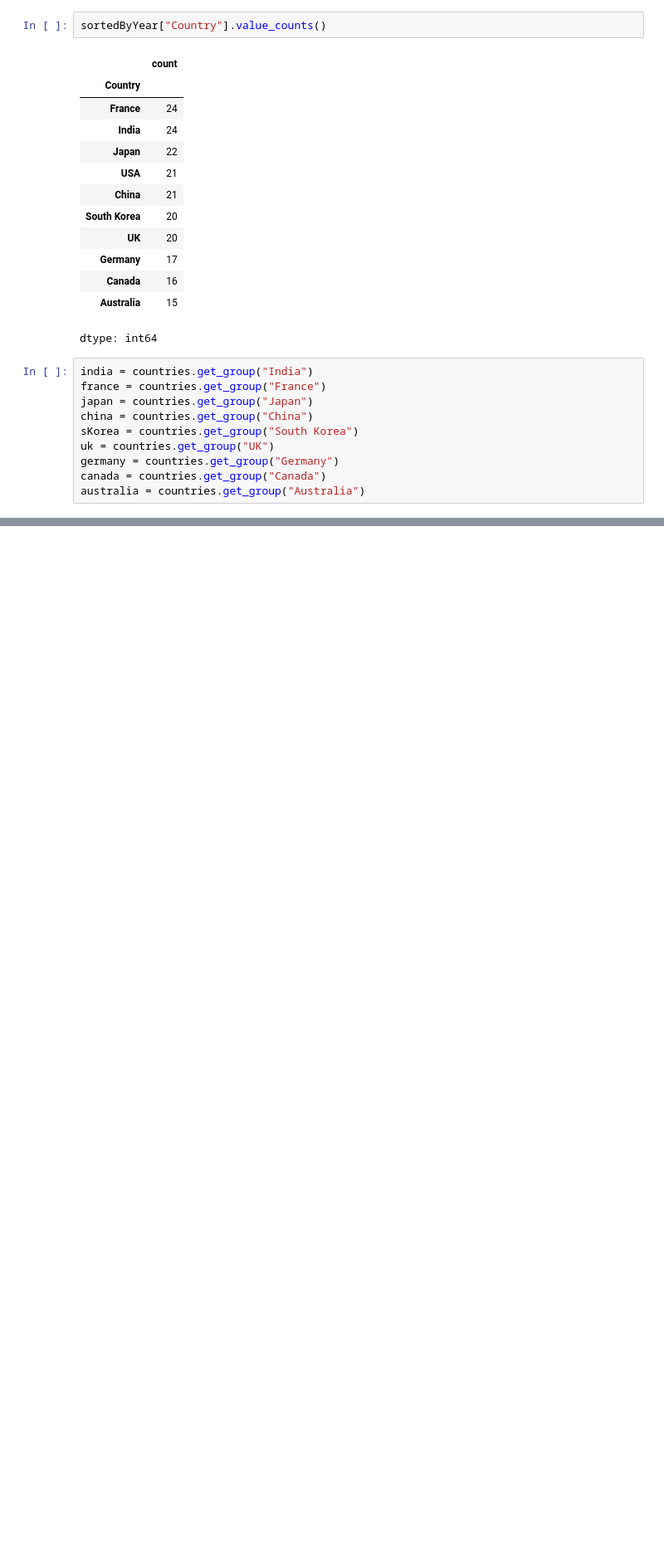
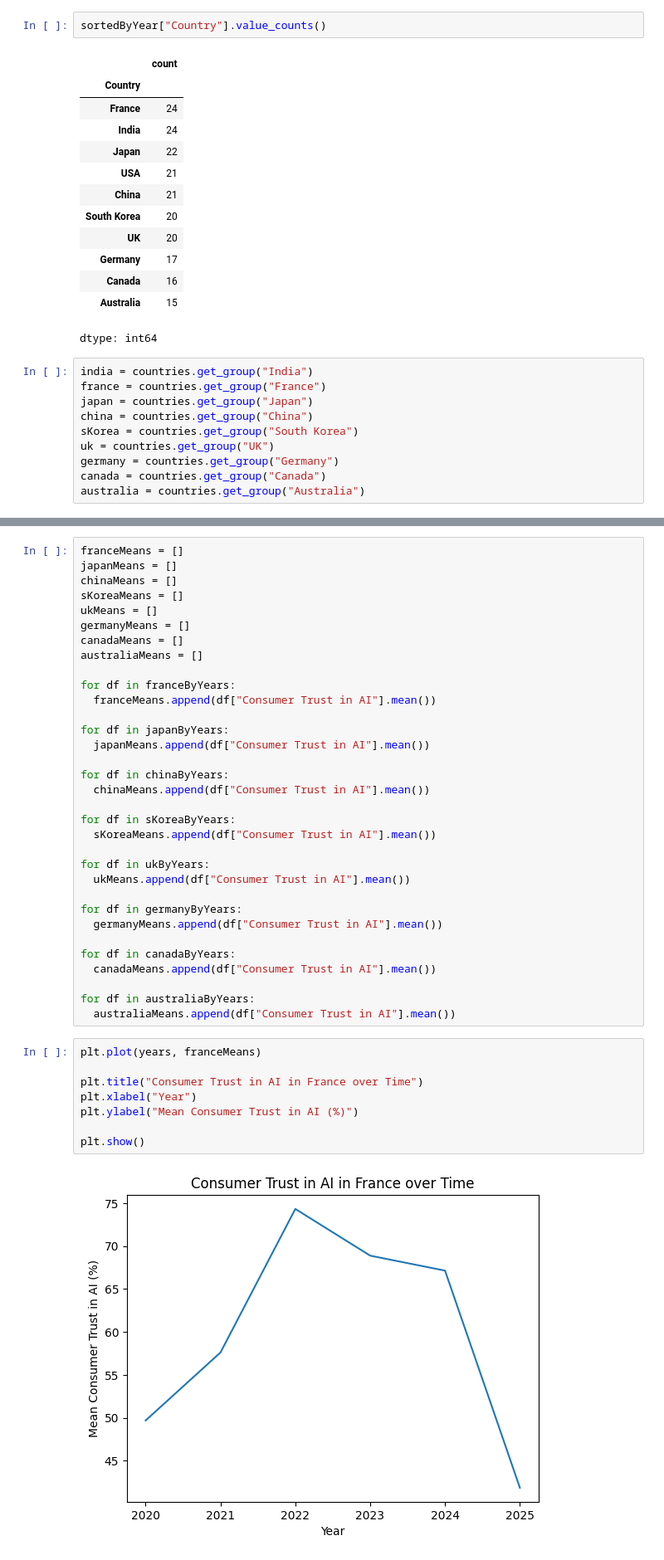
Before and after one commit to jigar-shroff/AiOnDigitalMediaResearch, a Jupyter notebook: AIOnDigitalMediaResearch.ipynb, the cells around one changed output, grey strips where cells are left out. Shown at 83% size. Drawn from its saved outputs; the diff is of its cells as text; blank space fills up the shorter version.

Commit message:
Made visualizations for each country and for the world. (For consumer trust in AI)

```diff
--- a/AIOnDigitalMediaResearch.ipynb
+++ b/AIOnDigitalMediaResearch.ipynb
@@ -255,0 +316,43 @@ australia = countries.get_group("Australia")
+# %%
+franceMeans = []
+japanMeans = []
+chinaMeans = []
+sKoreaMeans = []
+ukMeans = []
+germanyMeans = []
+canadaMeans = []
+australiaMeans = []
+
+for df in franceByYears:
+  franceMeans.append(df["Consumer Trust in AI"].mean())
+
+for df in japanByYears:
+  japanMeans.append(df["Consumer Trust in AI"].mean())
+
+for df in chinaByYears:
+  chinaMeans.append(df["Consumer Trust in AI"].mean())
+
+for df in sKoreaByYears:
+  sKoreaMeans.append(df["Consumer Trust in AI"].mean())
+
+for df in ukByYears:
+  ukMeans.append(df["Consumer Trust in AI"].mean())
+
+for df in germanyByYears:
+  germanyMeans.append(df["Consumer Trust in AI"].mean())
+
+for df in canadaByYears:
+  canadaMeans.append(df["Consumer Trust in AI"].mean())
+
+for df in australiaByYears:
+  australiaMeans.append(df["Consumer Trust in AI"].mean())
+# %%
+plt.plot(years, franceMeans)
+
+plt.title("Consumer Trust in AI in France over Time")
+plt.xlabel("Year")
+plt.ylabel("Mean Consumer Trust in AI (%)")
+
+plt.show()
+# %% [output]
+[figure, added]
```
Also changed, not shown: parts of 15 cells of this notebook.
